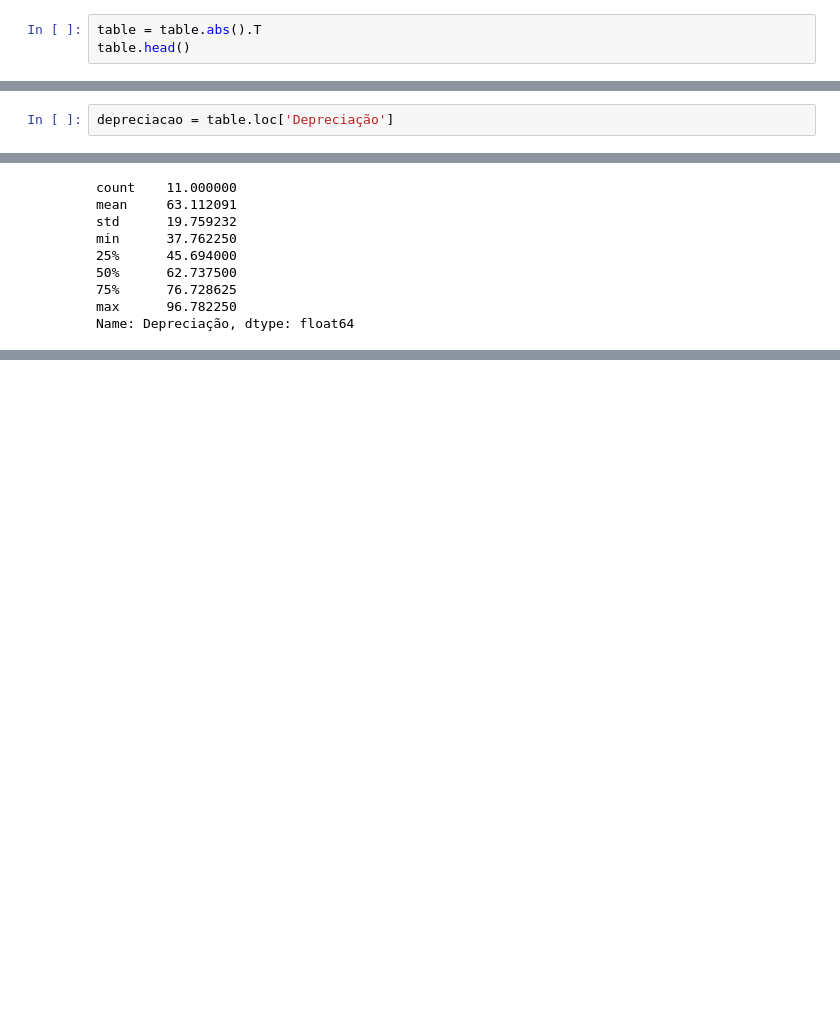
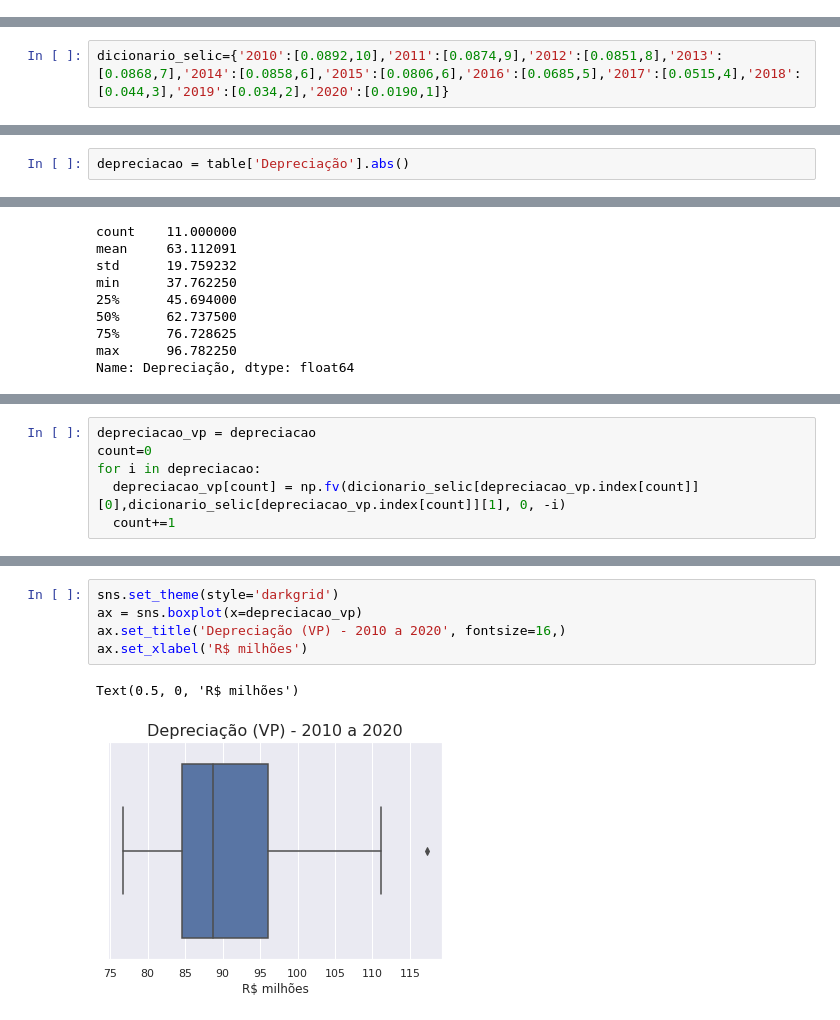
Before and after one commit to Adnunes/AnaliseBalancos, a Jupyter notebook: analise_weg .ipynb, the cells around one changed output, grey strips where cells are left out. Cells and saved outputs as stored; diff of their text form; blank space fills up the shorter version.

```diff
--- a/analise_weg.ipynb
+++ b/analise_weg .ipynb
@@ -199,6 +216,3 @@ table.head()
 | 2012 | -42.93200 | -687.07725 | -94.15250 | -238.40525 |
 | 2013 | -48.45600 | -731.88200 | -112.26750 | -257.95450 |
 | 2014 | -53.56200 | -867.27200 | -117.48175 | -300.73425 |
-# %%
-table = table.abs().T
-table.head()
@@ -226,6 +273,8 @@ Selic considerada:
 fonte: https://www.bcb.gov.br/controleinflacao/historicotaxasjuros
 
 *Taxa média diária de juros, anualizada com base em 252 dias úteis*
+# %%
+dicionario_selic={'2010':[0.0892,10],'2011':[0.0874,9],'2012':[0.0851,8],'2013':[0.0868,7],'2014':[0.0858,6],'2015':[0.0806,6],'2016':[0.0685,5],'2017':[0.0515,4],'2018':[0.044,3],'2019':[0.034,2],'2020':[0.0190,1]}
 # %% [markdown]
 ## 2.1 Análise dos Custos
 ***
@@ -232,2 +294,2 @@ fonte: https://www.bcb.gov.br/controleinflacao/historicotaxasjuros
 # %%
-depreciacao = table.loc['Depreciação']
+depreciacao = table['Depreciação'].abs()
@@ -250,0 +325,6 @@ np.fv(0.0892,10,pmt=0, pv=37.76)
+# %%
+depreciacao_vp = depreciacao
+count=0
+for i in depreciacao:
+  depreciacao_vp[count] = np.fv(dicionario_selic[depreciacao_vp.index[count]][0],dicionario_selic[depreciacao_vp.index[count]][1], 0, -i)
+  count+=1
@@ -250,0 +375,8 @@ np.fv(0.0892,10,pmt=0, pv=37.76)
+# %%
+sns.set_theme(style='darkgrid')
+ax = sns.boxplot(x=depreciacao_vp)
+ax.set_title('Depreciação (VP) - 2010 a 2020', fontsize=16,)
+ax.set_xlabel('R$ milhões')
+# %% [output]
+Text(0.5, 0, 'R$ milhões')
+[figure, added]
```
Also changed, not shown: parts of 17 cells of this notebook.
